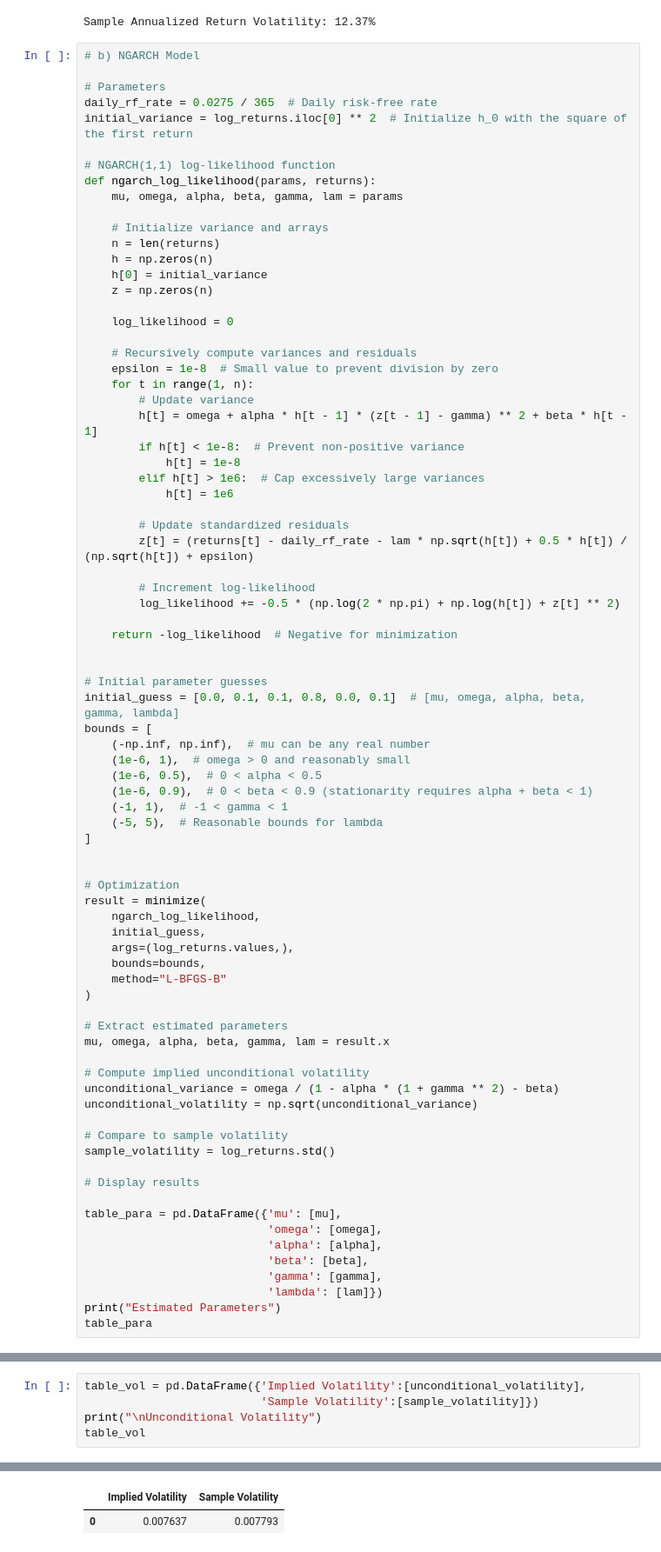
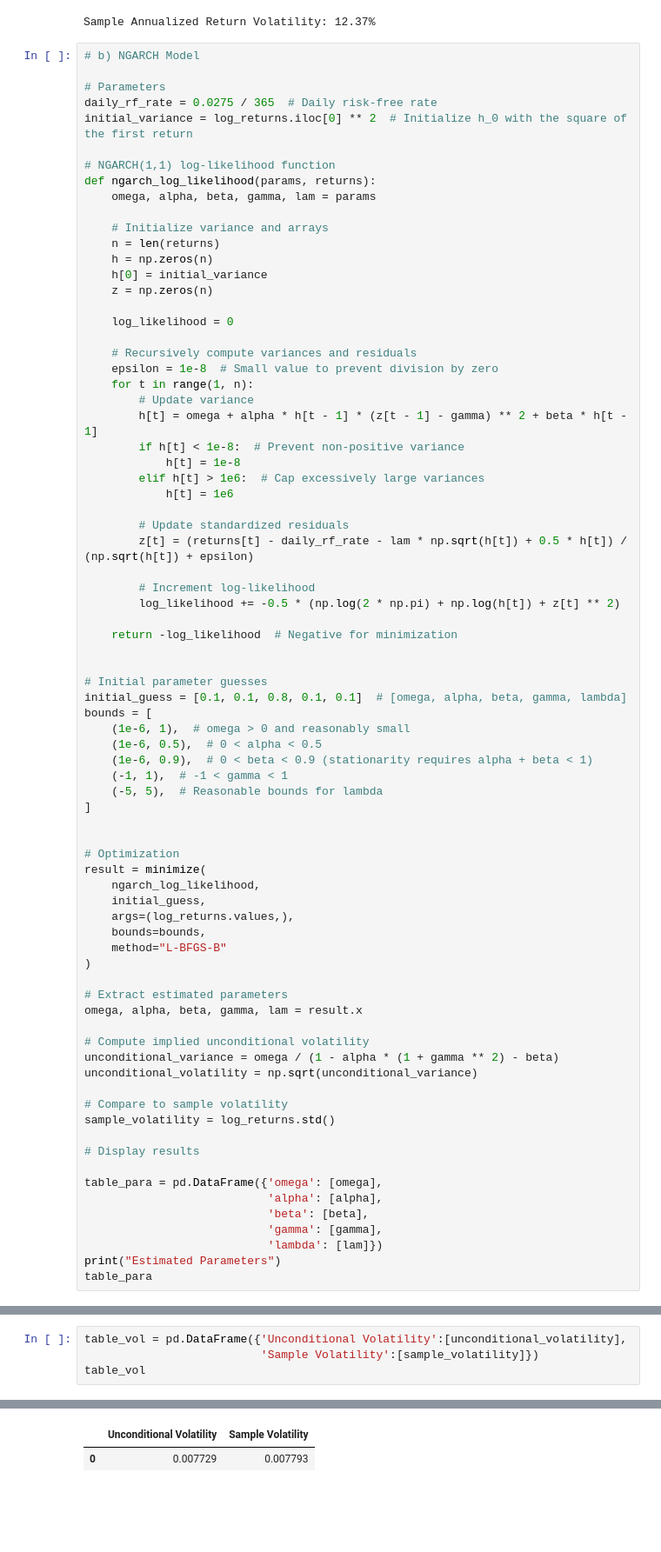
Before and after one commit to fangsitang/TP2-Derivatives, a Jupyter notebook: code.ipynb, the cells around one changed output, grey strips where cells are left out. Shown: that part at 87% size. Saved outputs shown, nothing was run; the diff lists cells and outputs as text; blank space fills up the shorter version.

```diff
--- a/code.ipynb
+++ b/code.ipynb
@@ -324,7 +324,7 @@ initial_variance = log_returns.iloc[0] ** 2  # Initialize h_0 with the square of
 
 # NGARCH(1,1) log-likelihood function
 def ngarch_log_likelihood(params, returns):
-    mu, omega, alpha, beta, gamma, lam = params
+    omega, alpha, beta, gamma, lam = params
 
     # Initialize variance and arrays
     n = len(returns)
@@ -354,9 +354,8 @@ def ngarch_log_likelihood(params, returns):
 
 
 # Initial parameter guesses
-initial_guess = [0.0, 0.1, 0.1, 0.8, 0.0, 0.1]  # [mu, omega, alpha, beta, gamma, lambda]
+initial_guess = [0.1, 0.1, 0.8, 0.1, 0.1]  # [omega, alpha, beta, gamma, lambda]
 bounds = [
-    (-np.inf, np.inf),  # mu can be any real number
     (1e-6, 1),  # omega > 0 and reasonably small
     (1e-6, 0.5),  # 0 < alpha < 0.5
     (1e-6, 0.9),  # 0 < beta < 0.9 (stationarity requires alpha + beta < 1)
@@ -375,7 +374,7 @@ result = minimize(
 )
 
 # Extract estimated parameters
-mu, omega, alpha, beta, gamma, lam = result.x
+omega, alpha, beta, gamma, lam = result.x
 
 # Compute implied unconditional volatility
 unconditional_variance = omega / (1 - alpha * (1 + gamma ** 2) - beta)
@@ -386,8 +385,7 @@ sample_volatility = log_returns.std()
 
 # Display results
 
-table_para = pd.DataFrame({'mu': [mu],
-                           'omega': [omega],
+table_para = pd.DataFrame({'omega': [omega],
                            'alpha': [alpha],
                            'beta': [beta],
                            'gamma': [gamma],
@@ -401,6 +399,5 @@ Estimated Parameters
 # %%
-table_vol = pd.DataFrame({'Implied Volatility':[unconditional_volatility],
+table_vol = pd.DataFrame({'Unconditional Volatility':[unconditional_volatility],
                           'Sample Volatility':[sample_volatility]})
-print("\nUnconditional Volatility")
 table_vol
 # %% [output]
@@ -408,2 +404,2 @@ Unconditional Volatility
-|  | Implied Volatility | Sample Volatility |
-| 0 | 0.007637 | 0.007793 |
+|  | Unconditional Volatility | Sample Volatility |
+| 0 | 0.007729 | 0.007793 |
```
Also changed, not shown: parts of 9 cells of this notebook.
